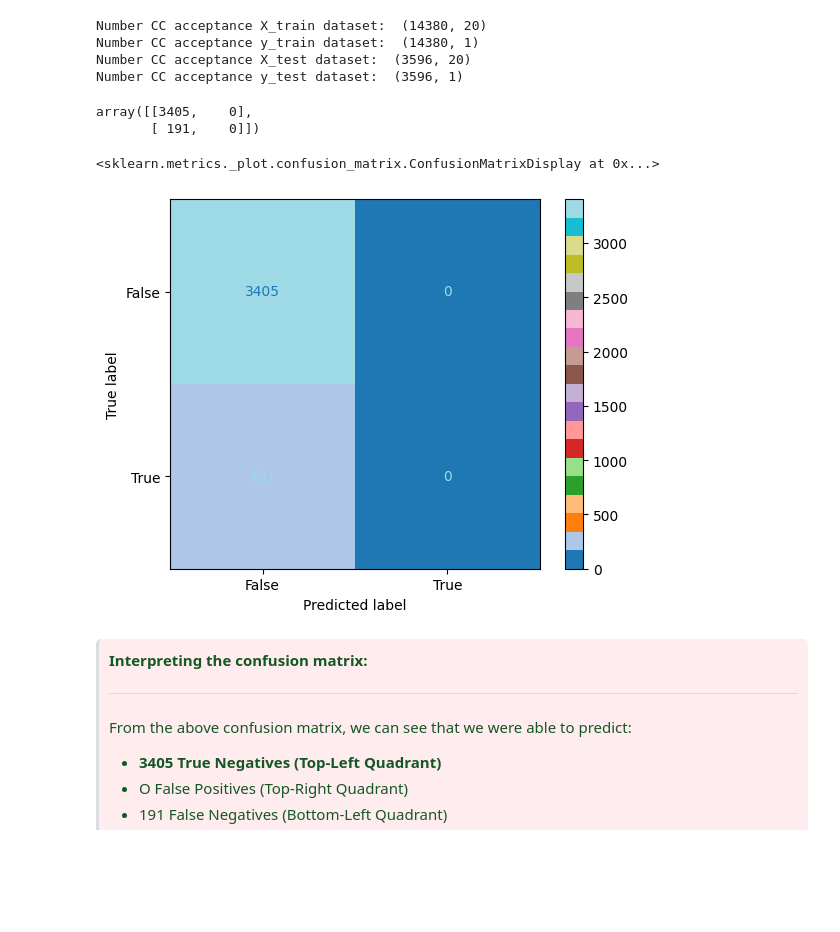
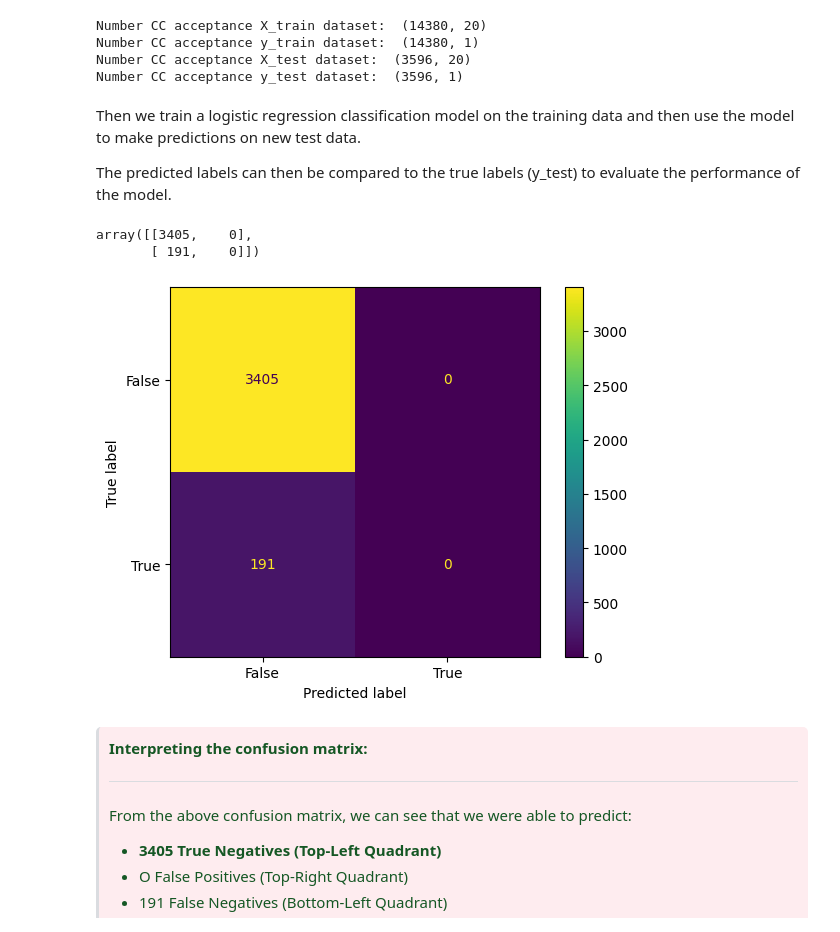
Before and after one commit to ocaoimh/hrc-mid-bootcamp-project, a Jupyter notebook: python/data_imbalance.ipynb, the cells around one changed output. Cells and saved outputs as stored; diff of their text form; code cells hidden in the pictures; blank space fills up the shorter version.

Commit message:
updated imbalance data

```diff
--- a/python/data_imbalance.ipynb
+++ b/python/data_imbalance.ipynb
@@ -172,6 +198,10 @@ Number CC acceptance X_train dataset:  (14380, 20)
 Number CC acceptance y_train dataset:  (14380, 1)
 Number CC acceptance X_test dataset:  (3596, 20)
 Number CC acceptance y_test dataset:  (3596, 1)
+# %% [markdown]
+Then we train a logistic regression classification model on the training data and then use the model to make predictions on new test data.
+
+The predicted labels can then be compared to the true labels (y_test) to evaluate the performance of the model.
 # %%
 from sklearn.linear_model import LogisticRegression
 
@@ -185,11 +215,11 @@ array([[3405,    0],
 # %%
 
 confusion_matrix = metrics.confusion_matrix(y_test, predictions)
 cm_display = metrics.ConfusionMatrixDisplay(confusion_matrix = confusion_matrix, display_labels = [False, True])
-cm_display.plot(cmap="tab20")
+cm_display.plot()
+plt.show()
 # %% [output]
-<sklearn.metrics._plot.confusion_matrix.ConfusionMatrixDisplay at 0x...>
-[figure, old version]
+[figure, new version]
 # %% [markdown]
 <blockquote style="background-color: #FEECEF; color: #155724; border-color: #FFA0FD; padding: 10px; border-radius: 5px;">
 
```
Also changed, not shown: parts of 14 cells of this notebook.
